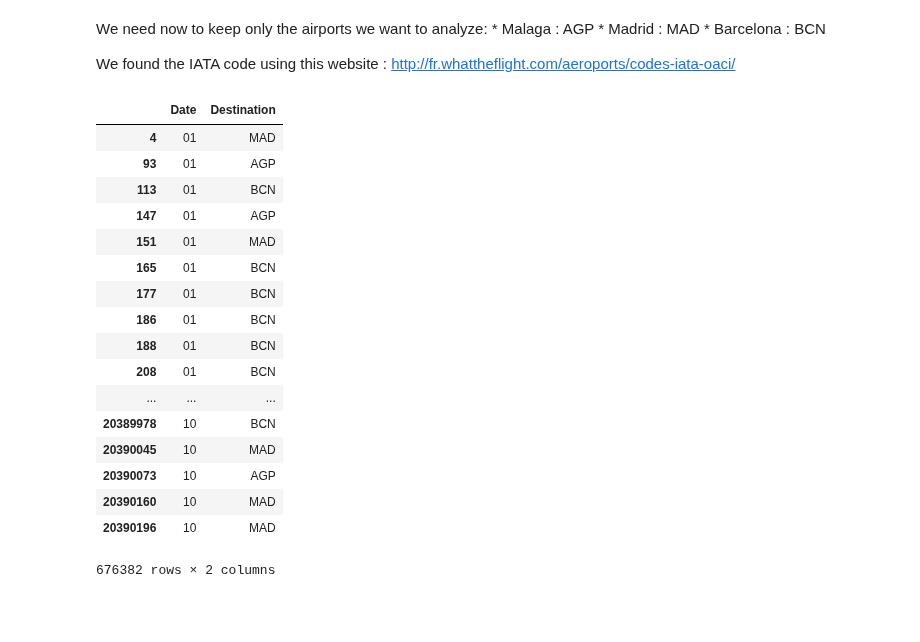
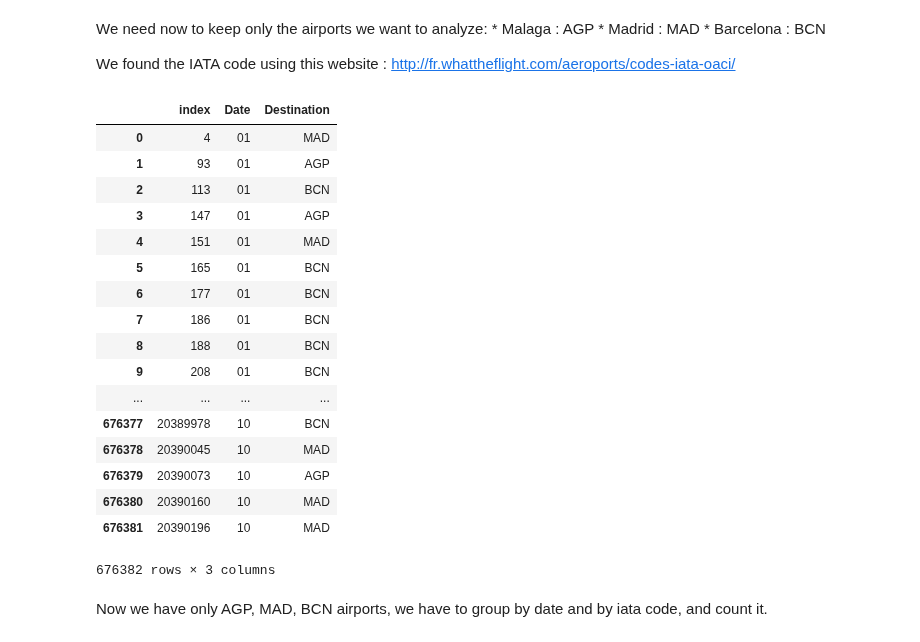
Before and after one commit to jangeloni/challenge_amadeus, a Jupyter notebook: third_exercise.ipynb, the cells around one changed output. Cells and saved outputs as stored; diff of their text form; code cells hidden in the pictures; blank space fills up the shorter version.

Commit message:
GET FINAL STRUCTURE GROUP BY AND COUNT

```diff
--- a/third_exercise.ipynb
+++ b/third_exercise.ipynb
@@ -209,22 +209,30 @@ SEARCHES_DF_DEST = SEARCHES_DF_DEST[SEARCHES_DF_DEST['Destination'].isin(iata_li
 # %%
 #CHECK RESULT
 SEARCHES_DF_DEST
+
+#RESET INDEX
+
+SEARCHES_DF_DEST = SEARCHES_DF_DEST.reset_index()
-# %% [output]
-|  | Date | Destination |
-| 4 | 01 | MAD |
-| 93 | 01 | AGP |
-| 113 | 01 | BCN |
-| 147 | 01 | AGP |
-| 151 | 01 | MAD |
-| 165 | 01 | BCN |
-| 177 | 01 | BCN |
-| 186 | 01 | BCN |
-| 188 | 01 | BCN |
-| 208 | 01 | BCN |
-| ... | ... | ... |
-| 20389978 | 10 | BCN |
-| 20390045 | 10 | MAD |
-| 20390073 | 10 | AGP |
-| 20390160 | 10 | MAD |
-| 20390196 | 10 | MAD |
-676382 rows × 2 columns
+# %%
+SEARCHES_DF_DEST
+# %% [output]
+|  | index | Date | Destination |
+| 0 | 4 | 01 | MAD |
+| 1 | 93 | 01 | AGP |
+| 2 | 113 | 01 | BCN |
+| 3 | 147 | 01 | AGP |
+| 4 | 151 | 01 | MAD |
+| 5 | 165 | 01 | BCN |
+| 6 | 177 | 01 | BCN |
+| 7 | 186 | 01 | BCN |
+| 8 | 188 | 01 | BCN |
+| 9 | 208 | 01 | BCN |
+| ... | ... | ... | ... |
+| 676377 | 20389978 | 10 | BCN |
+| 676378 | 20390045 | 10 | MAD |
+| 676379 | 20390073 | 10 | AGP |
+| 676380 | 20390160 | 10 | MAD |
+| 676381 | 20390196 | 10 | MAD |
+676382 rows × 3 columns
+# %% [markdown]
+Now we have only AGP, MAD, BCN airports, we have to group by date and by iata code, and count it.
```
Also changed, not shown: parts of 2 cells of this notebook.
